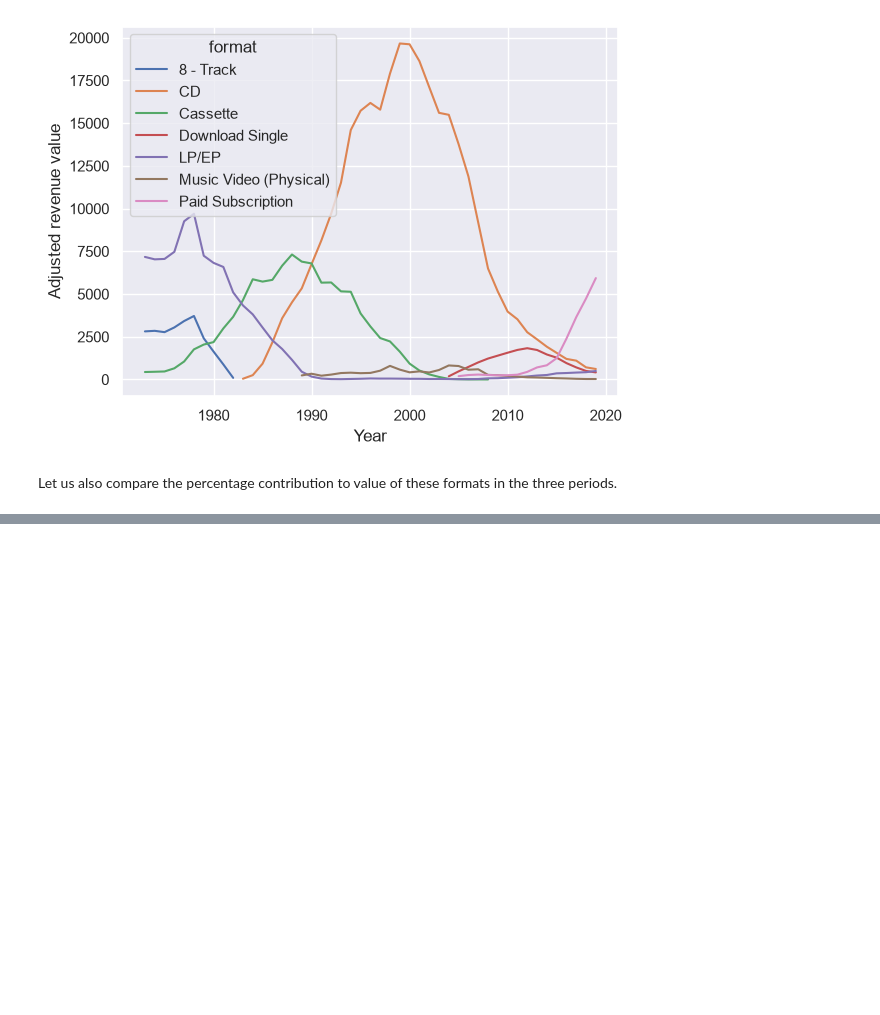
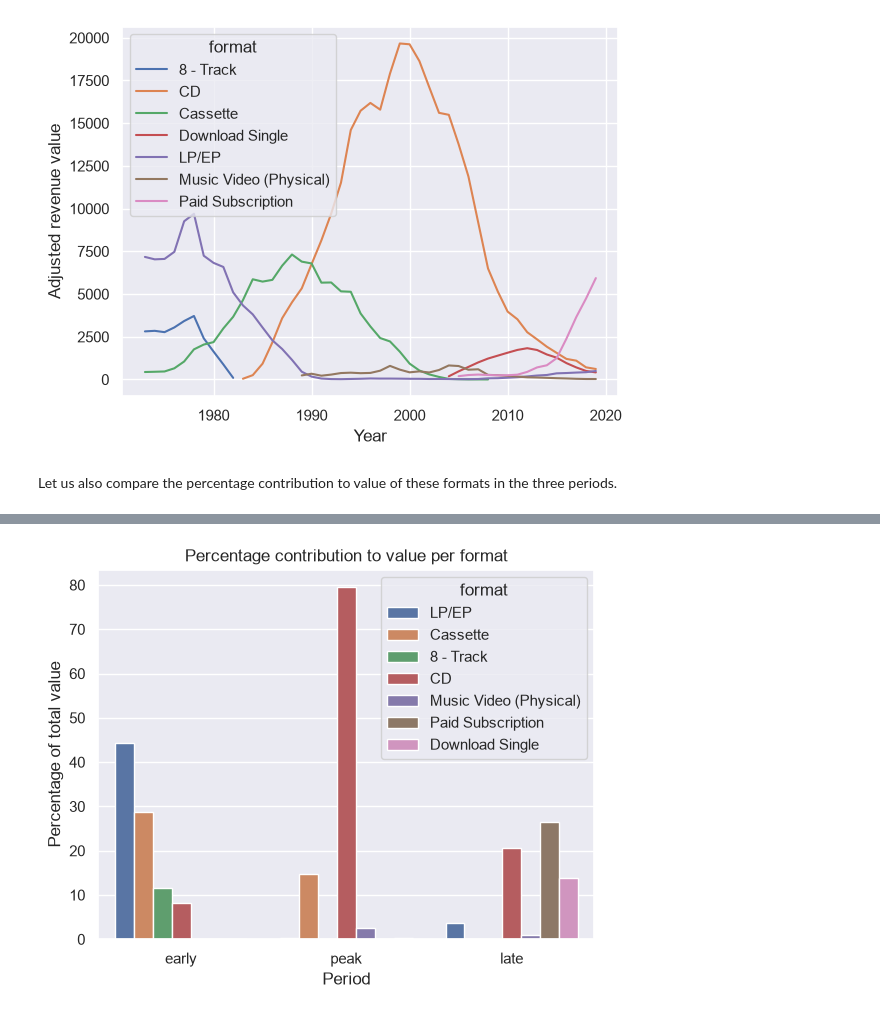
Before and after one commit to MarcoTosoni/music_sales, a Jupyter notebook: analysis.ipynb, the cells around one changed output, grey strips where cells are left out. Drawn from its saved outputs; the diff is of its cells as text; code cells hidden in the pictures; blank space fills up the shorter version.

Commit message:
plotted barplot of pct contribution to value

```diff
--- a/analysis.ipynb
+++ b/analysis.ipynb
@@ -331,3 +331,15 @@ plt.ylabel('Adjusted revenue value');
 [figure]
 # %% [markdown]
 Let us also compare the percentage contribution to value of these formats in the three periods.
+# %%
+histo_80 = music_f_early[music_f_early['format'].isin(formats)]
+histo_80['period'] = 'early'
+
+histo_00 = music_f_peak[music_f_peak['format'].isin(formats)]
+histo_00['period'] = 'peak'
+
+histo_10 = music_f_late[music_f_late['format'].isin(formats)]
+histo_10['period'] = 'late'
+
+histo = pd.concat([histo_80,histo_00,histo_10])
+histo
@@ -333,0 +366,22 @@ Let us also compare the percentage contribution to value of these formats in the
+# %%
+def complete(df,formats,period):
+
+    missing = formats - set(df['format'])
+
+    for f in missing:
+        missing_df = pd.DataFrame({
+            'format':[f],
+            'value_actual':[0],
+            'value_pct':[0],
+            'period':[period]
+        })
+        df = pd.concat([df,missing_df])
+
+    return df
+# %%
+histo_80 = complete(histo_80,formats,'early')
+histo_00 = complete(histo_00,formats,'peak')
+histo_10 = complete(histo_10,formats,'late')
+
+histo = pd.concat([histo_80,histo_00,histo_10]).reset_index(drop=True)
+histo
@@ -333,0 +406,7 @@ Let us also compare the percentage contribution to value of these formats in the
+# %%
+sns.barplot(data=histo,x='period',y='value_pct',hue='format');
+plt.title('Percentage contribution to value per format');
+plt.xlabel('Period');
+plt.ylabel('Percentage of total value');
+# %% [output]
+[figure, added]
```
Also changed, not shown: parts of 3 cells of this notebook.
